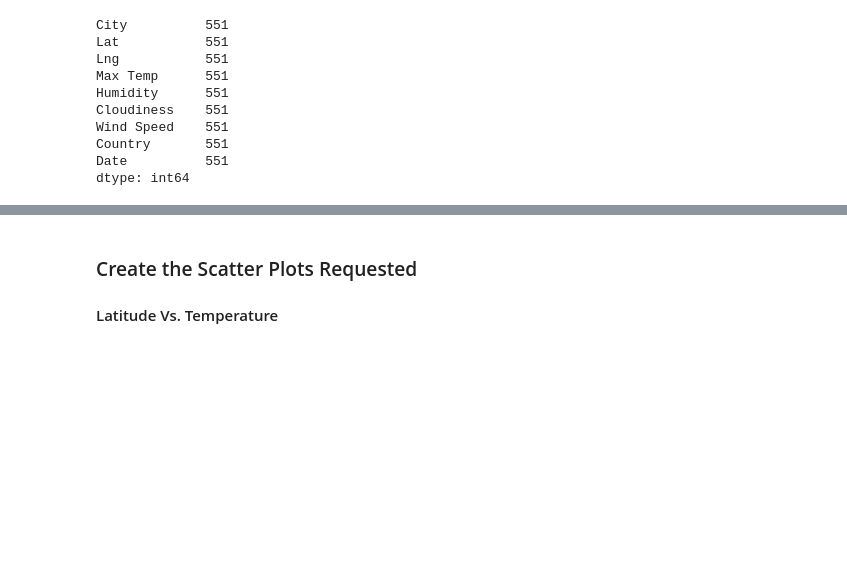
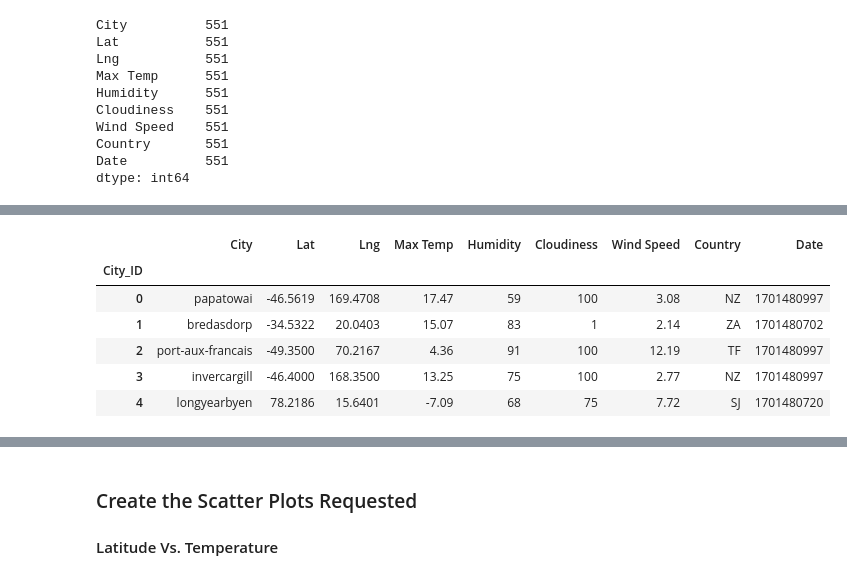
Before and after one commit to ryandenninger7/python-api-challenge, a Jupyter notebook: WeatherPy/WeatherPy.ipynb, the cells around one changed output, grey strips where cells are left out. Drawn from its saved outputs; the diff is of its cells as text; code cells hidden in the pictures; blank space fills up the shorter version.

```diff
--- a/WeatherPy/WeatherPy.ipynb
+++ b/WeatherPy/WeatherPy.ipynb
@@ -165,6 +166,19 @@ city_data_df.head()
 | 2 | port-aux-francais | -49.3500 | 70.2167 | 277.51 | 91 | 100 | 12.19 | TF | 1701480997 |
 | 3 | invercargill | -46.4000 | 168.3500 | 286.40 | 75 | 100 | 2.77 | NZ | 1701480997 |
 | 4 | longyearbyen | 78.2186 | 15.6401 | 266.06 | 68 | 75 | 7.72 | SJ | 1701480720 |
+# %%
+#Convert Kelvin to Celsius
+for column in city_data_df.filter(like='Max Temp').columns:
+    city_data_df[column] = city_data_df[column] - 273.15
+city_data_df.head()
+# %% [output]
+|  | City | Lat | Lng | Max Temp | Humidity | Cloudiness | Wind Speed | Country | Date |
+| City_ID |  |  |  |  |  |  |  |  |  |
+| 0 | papatowai | -46.5619 | 169.4708 | 17.47 | 59 | 100 | 3.08 | NZ | 1701480997 |
+| 1 | bredasdorp | -34.5322 | 20.0403 | 15.07 | 83 | 1 | 2.14 | ZA | 1701480702 |
+| 2 | port-aux-francais | -49.3500 | 70.2167 | 4.36 | 91 | 100 | 12.19 | TF | 1701480997 |
+| 3 | invercargill | -46.4000 | 168.3500 | 13.25 | 75 | 100 | 2.77 | NZ | 1701480997 |
+| 4 | longyearbyen | 78.2186 | 15.6401 | -7.09 | 68 | 75 | 7.72 | SJ | 1701480720 |
 # %%
 # Export the City_Data into a csv
 city_data_df.to_csv("../output_data/cities.csv", index_label="City_ID")
```
Also changed, not shown: parts of 9 cells of this notebook, 2 other files.
